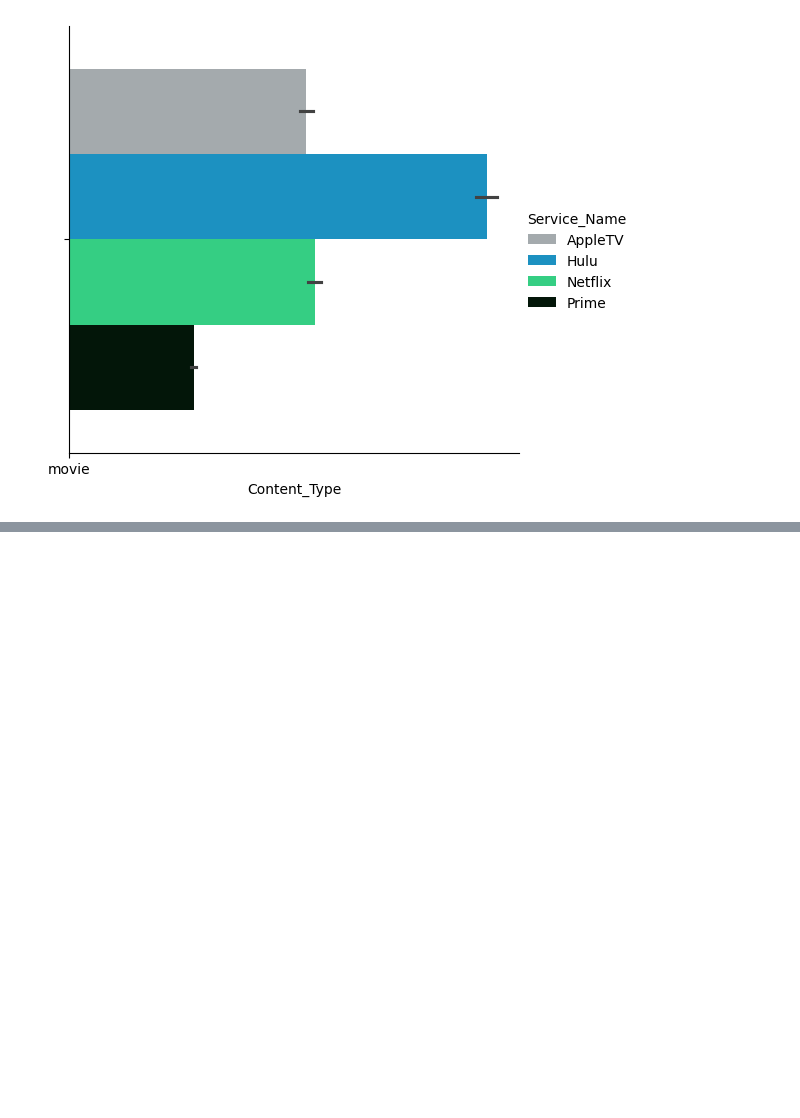
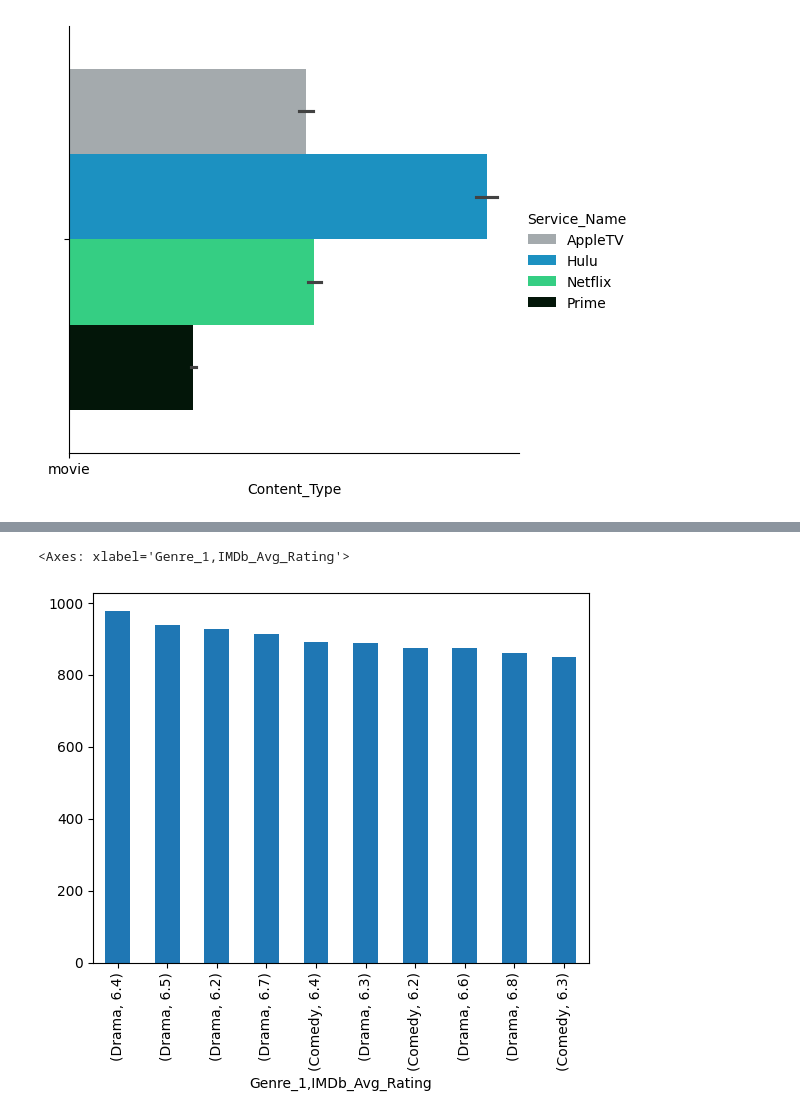
Before and after one commit to rkynhoff/Streaming_Service_Comparisons, a Jupyter notebook: STRM_SERV_COMP_V2.ipynb, the cells around one changed output, grey strips where cells are left out. Saved outputs shown, nothing was run; the diff lists cells and outputs as text; code cells hidden in the pictures; blank space fills up the shorter version.

```diff
--- a/STRM_SERV_COMP_V2.ipynb
+++ b/STRM_SERV_COMP_V2.ipynb
@@ -661,0 +735,5 @@ sn.catplot(x = "Content_Type", hue = "Service_Name", data = streaming_clean, kin
+# %%
+streaming_clean[["Genre_1","IMDb_Avg_Rating"]].value_counts().head(10).plot.bar(x = "Genre_1", y = "IMDb_Avg_Rating")
+# %% [output]
+<Axes: xlabel='Genre_1,IMDb_Avg_Rating'>
+[figure, added]
```
Also changed, not shown: parts of 11 cells of this notebook, 1 other file.
